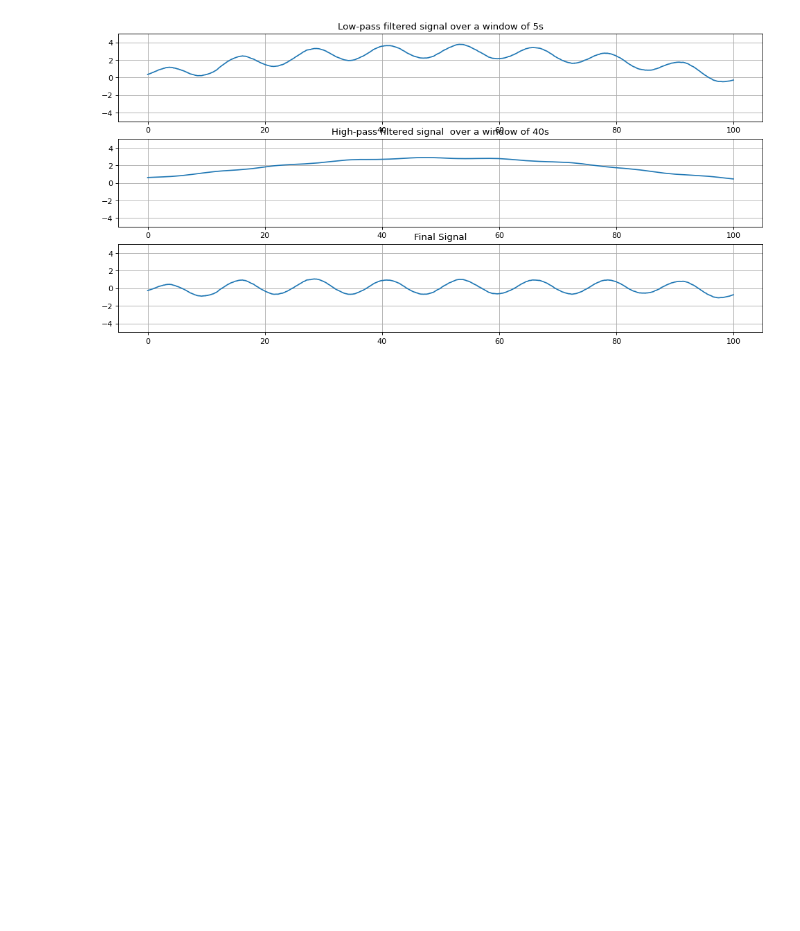
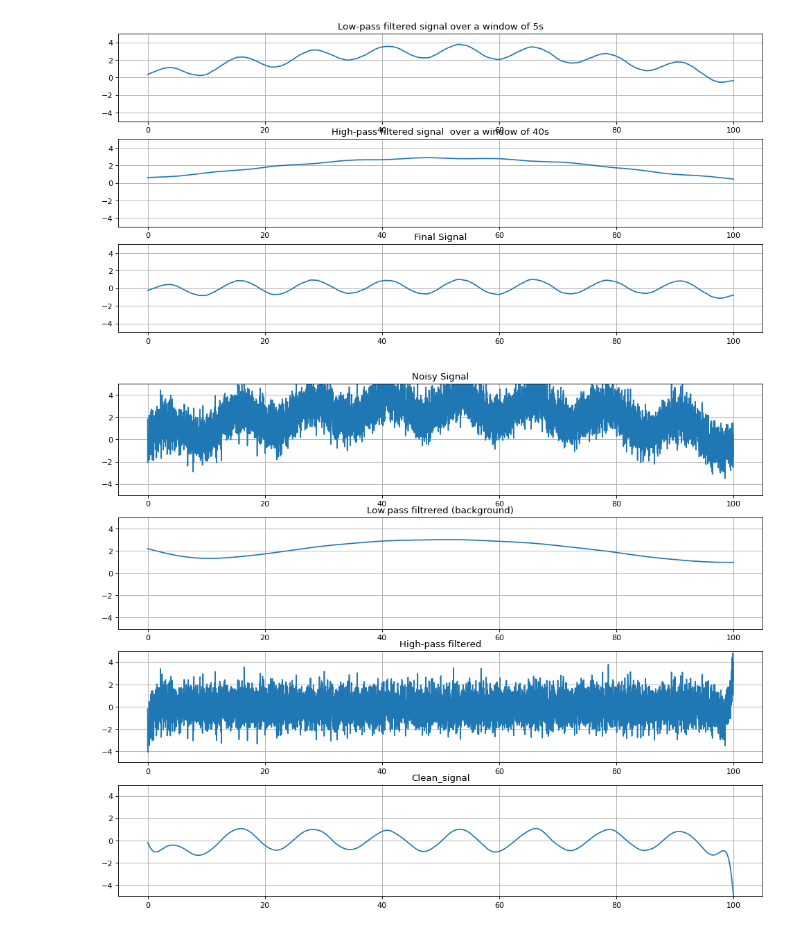
Before and after one commit to SanjayKhatiChhetri/AdvancePhysics, a Jupyter notebook: dataFilter-Assign4/data_filtering.ipynb, the cells around one changed output. Cells and saved outputs as stored; diff of their text form; code cells hidden in the pictures; blank space fills up the shorter version.

```diff
--- a/dataFilter-Assign4/data_filtering.ipynb
+++ b/dataFilter-Assign4/data_filtering.ipynb
@@ -77,0 +76,55 @@ plt.show()
+# %%
+
+from scipy.signal import butter, filtfilt
+
+def butter_lowpass_filter(data, cutoff, fs, nyq, order):
+    normal_cutoff = cutoff / nyq
+    b, a = butter(order, normal_cutoff, btype='low', analog=False)
+    y = filtfilt(b, a, data)
+    return y
+
+def butter_highpass_filter(data, cutoff, fs, nyq, order):
+    normal_cutoff = cutoff / nyq
+    b, a = butter(order, normal_cutoff, btype='high', analog=False)
+    y = filtfilt(b, a, data)
+    return y
+# %%
+#Method2: Frequency based filtering
+
+order = 2 #order of the filter
+fs = 1/dt #sampling frequency
+nyq = 0.5 * fs #Nyquist frequency
+lowcut = 0.1 #Low cut frequency
+low_cutoff = 1/40 #Low pass frequency
+high_cutoff = 1/5 #High cut frequency
+
+lowpass_filtred = butter_lowpass_filter(noisy_signal, low_cutoff, fs, nyq, order)
+highpass_filtred = butter_highpass_filter(noisy_signal, high_cutoff, fs, nyq, order)
+
+clean_signal = noisy_signal - lowpass_filtred - highpass_filtred
+
+#Plot the results
+fig = plt.figure(num=None, figsize=(15, 12), dpi=80, facecolor='w', edgecolor='k')
+plt.subplot(4,1,1)
+plt.plot(time_vector, noisy_signal)
+plt.grid()
+plt.ylim(-5, 5)
+plt.title("Noisy Signal")
+plt.subplot(4,1,2)
+plt.plot(time_vector, lowpass_filtred)
+plt.title("Low.pass filtrered (background)")
+plt.grid()
+plt.ylim(-5, 5)
+plt.subplot(4,1,3)
+plt.plot(time_vector, highpass_filtred)
+plt.title("High-pass filtered")
+plt.grid()
+plt.ylim(-5, 5)
+plt.subplot(4,1,4)
+plt.plot(time_vector, clean_signal)
+plt.title("Clean_signal")
+plt.grid()
+plt.ylim(-5, 5)
+plt.show()
+# %% [output]
+[figure, added]
```
Also changed, not shown: parts of 3 cells of this notebook, 3 other files.
